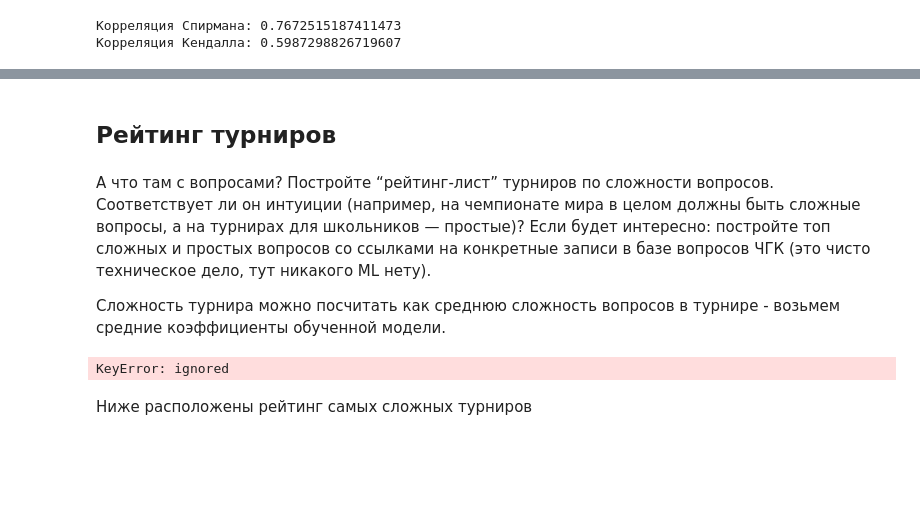
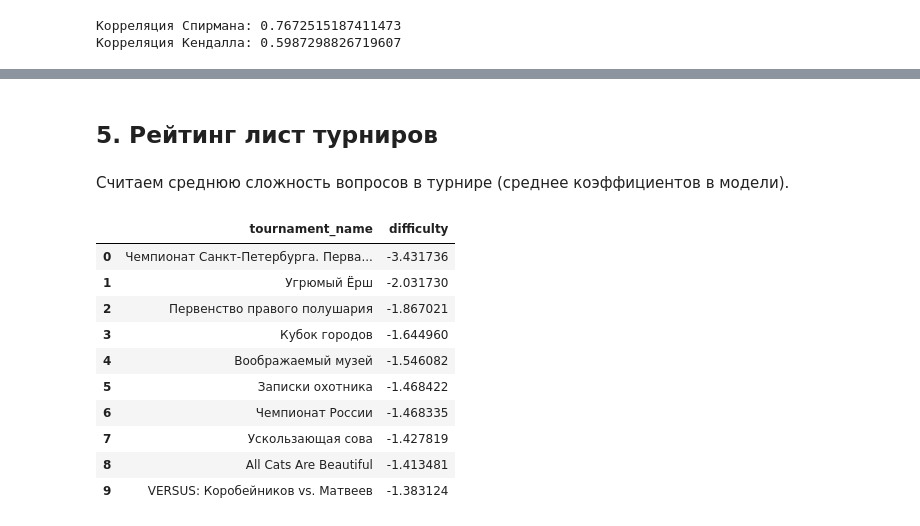
Before and after one commit to yukuproj/made2, a Jupyter notebook: hw2_what_where_when.ipynb, the cells around one changed output, grey strips where cells are left out. Drawn from its saved outputs; the diff is of its cells as text; code cells hidden in the pictures; blank space fills up the shorter version.

```diff
--- a/hw2_what_where_when.ipynb
+++ b/hw2_what_where_when.ipynb
@@ -291,21 +291,29 @@ em_classifier.fit(X_train, train_df, X_test, test_df)
 # %% [markdown]
-## Рейтинг турниров <a name = "rating_tournaments"/>
+## 5. Рейтинг лист турниров
-# %% [markdown]
-А что там с вопросами? Постройте “рейтинг-лист” турниров по сложности вопросов. Соответствует ли он интуиции (например, на чемпионате мира в целом должны быть сложные вопросы, а на турнирах для школьников — простые)? Если будет интересно: постройте топ сложных и простых вопросов со ссылками на конкретные записи в базе вопросов ЧГК (это чисто техническое дело, тут никакого ML нету).
-
-Сложность турнира можно посчитать как среднюю сложность вопросов в турнире - возьмем средние коэффициенты обученной модели.
+# %% [markdown]
+
+
+Считаем среднюю сложность вопросов в турнире (среднее коэффициентов в модели).
 # %%
 active_questions = np.unique(train_df['question_id'])
 q_rating = dict(zip(active_questions, em_classifier.w[-len(active_questions):]))
 
 train_df['difficulty'] = train_df['question_id'].map(q_rating)
-train_df['tournament_name'] = train_df['tournament_id'].map({v['id']: v['name']for k, v in tournaments_data.items()})
+train_df['tournament_name'] = train_df['tour_id'].map({v['id']: v['name']for k, v in tournaments_data.items()})
 
 tournaments_rating = train_df[['tournament_name', 'question_id', 'difficulty']].drop_duplicates()
 tournaments_rating = tournaments_rating.groupby('tournament_name')['difficulty'].mean().sort_values().reset_index()
-# %% [output]
-KeyError: ignored
-# %% [markdown]
-Ниже расположены рейтинг самых сложных турниров
 # %%
-tournaments_rating.head(20)
+tournaments_rating.head(10)
+# %% [output]
+|  | tournament_name | difficulty |
+| 0 | Чемпионат Санкт-Петербурга. Перва... | -3.431736 |
+| 1 | Угрюмый Ёрш | -2.031730 |
+| 2 | Первенство правого полушария | -1.867021 |
+| 3 | Кубок городов | -1.644960 |
+| 4 | Воображаемый музей | -1.546082 |
+| 5 | Записки охотника | -1.468422 |
+| 6 | Чемпионат России | -1.468335 |
+| 7 | Ускользающая сова | -1.427819 |
+| 8 | All Cats Are Beautiful | -1.413481 |
+| 9 | VERSUS: Коробейников vs. Матвеев | -1.383124 |
```
Also changed, not shown: parts of 14 cells of this notebook.
